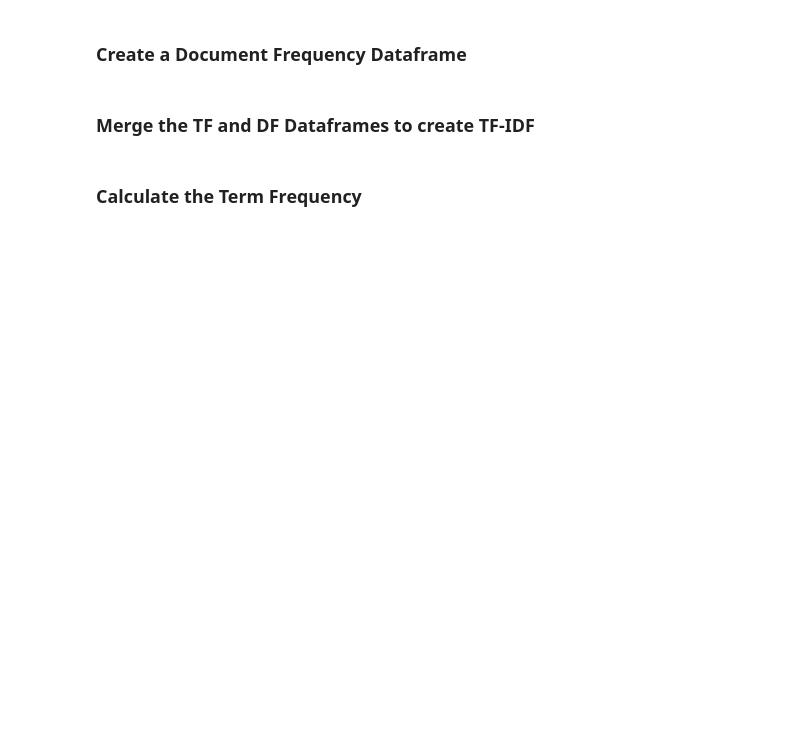
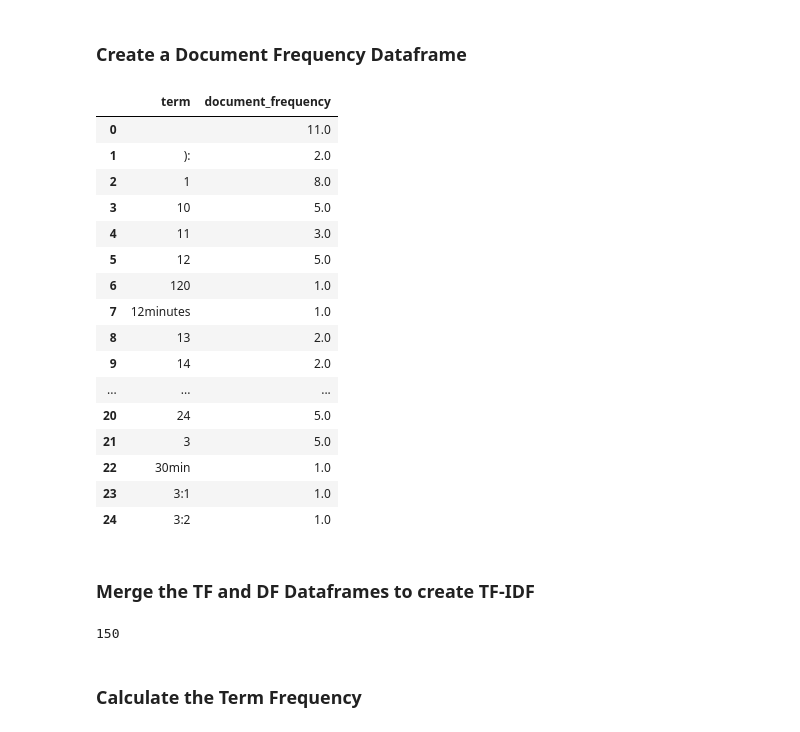
Before and after one commit to JamesMTucker/DATA_340_NLP, a Jupyter notebook: Fall_2023/notebooks/02_Properties_of_Langauge.ipynb, the cells around one changed output. Cells and saved outputs as stored; diff of their text form; code cells hidden in the pictures; blank space fills up the shorter version.

```diff
--- a/Fall_2023/notebooks/02_Properties_of_Langauge.ipynb
+++ b/Fall_2023/notebooks/02_Properties_of_Langauge.ipynb
@@ -428,3 +443,7 @@ df.head()
+# %%
+## let's strip the Youtube reference locations from the text: e.g., 00:00:00
+
+df['title_description'] = df['title_description'].str.replace(r'\d{2}:\d{2}:\d{2}', '', regex=True)
 # %% [markdown]
 ## TF-IDF: Term-Frequency Inverse Document Frequency
 # %% [markdown]
@@ -487,10 +546,11 @@ df.head()
 ### Tokenize the Text
 # %%
 # explode the lemma_text column
+# pandas docs: https://pandas.pydata.org/docs/reference/api/pandas.DataFrame.explode.html
 
 token_df = (df
       .explode('tokens')
-      .drop(columns=['title_description', 'lemma_count', 'tokenized'])
+      .drop(columns=['title_description', 'lemma_count'])
 )
 
-token_df.head()
+token_df.head(10)
@@ -528,15 +625,33 @@ term_frequency
 # %%
 # Document Frequency
 document_frequency = (term_frequency
                       .groupby(['video_id', 'term'])
                       .size()
                       .unstack()
                       .sum()
                       .reset_index()
                       .rename(columns={0: 'document_frequency'})
                      )
 
-document_frequency
+document_frequency.head(25)
+# %% [output]
+|  | term | document_frequency |
+| 0 |  | 11.0 |
+| 1 | ): | 2.0 |
+| 2 | 1 | 8.0 |
+| 3 | 10 | 5.0 |
+| 4 | 11 | 3.0 |
+| 5 | 12 | 5.0 |
+| 6 | 120 | 1.0 |
+| 7 | 12minutes | 1.0 |
+| 8 | 13 | 2.0 |
+| 9 | 14 | 2.0 |
+| ... | ... | ... |
+| 20 | 24 | 5.0 |
+| 21 | 3 | 5.0 |
+| 22 | 30min | 1.0 |
+| 23 | 3:1 | 1.0 |
+| 24 | 3:2 | 1.0 |
 # %% [markdown]
 ### Merge the TF and DF Dataframes to create TF-IDF
 # %%
@@ -545,6 +660,8 @@ term_frequency = term_frequency.merge(document_frequency)
 # %%
 documents_in_corpus = term_frequency['video_id'].nunique()
 documents_in_corpus
+# %% [output]
+150
 # %% [markdown]
 ### Calculate the Term Frequency
 # %%
```
Also changed, not shown: parts of 23 cells of this notebook.
